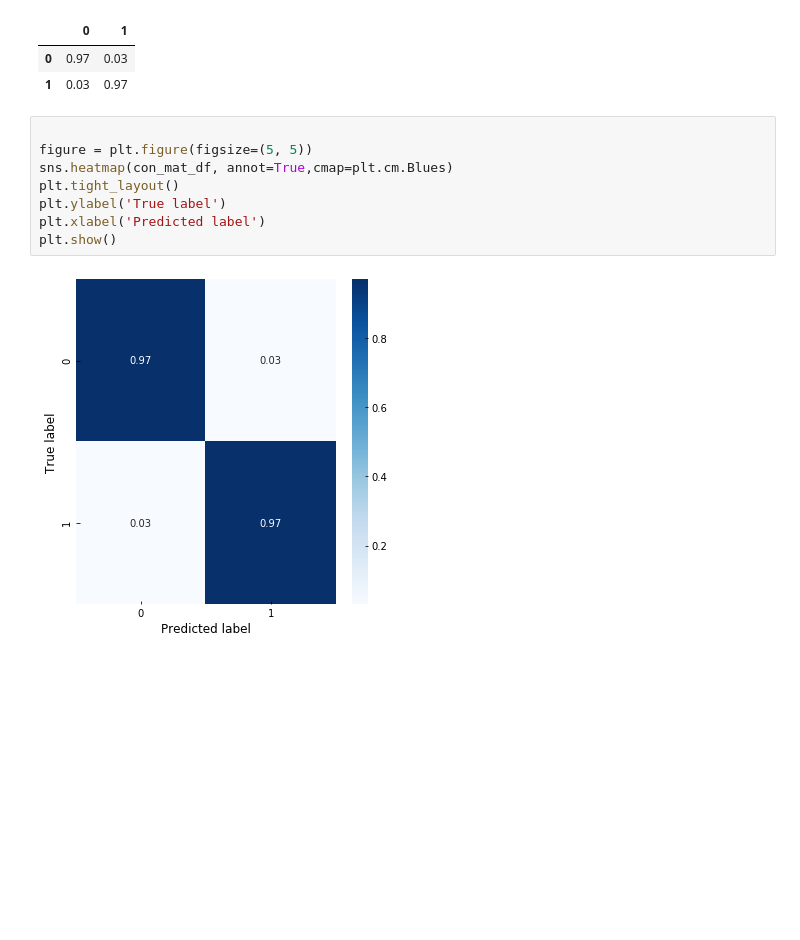
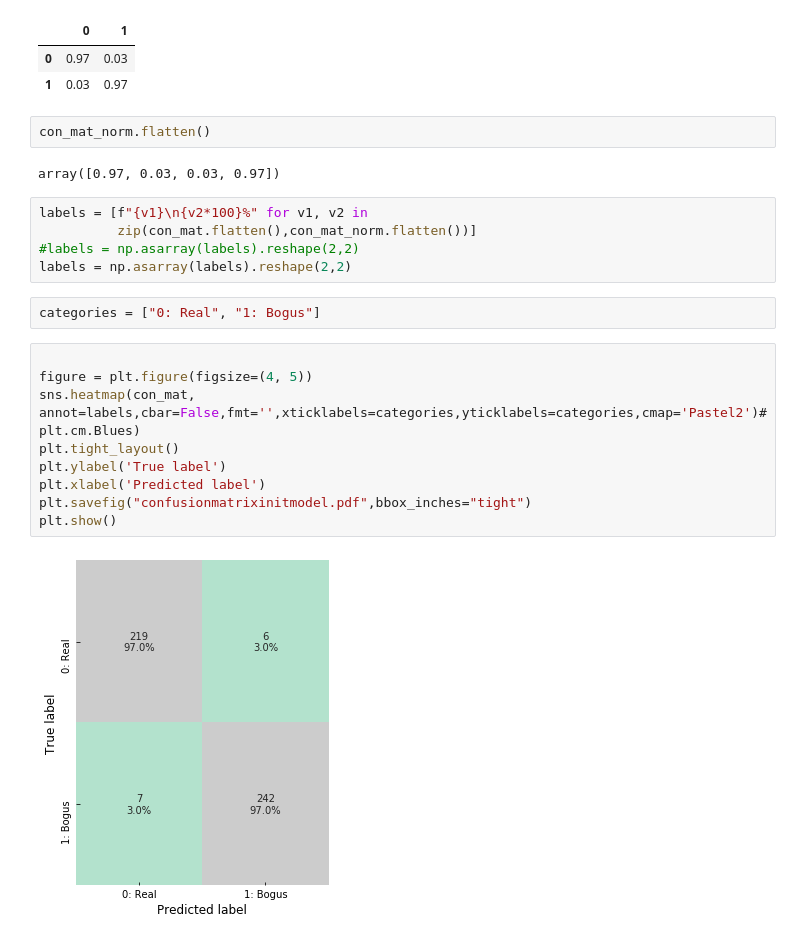
Before and after one commit to taceroc/BOGLC, a Jupyter notebook: hstack0equal1.ipynb, the cells around one changed output. Drawn from its saved outputs; the diff is of its cells as text; blank space fills up the shorter version.

```diff
--- a/hstack0equal1.ipynb
+++ b/hstack0equal1.ipynb
@@ -417,13 +421,25 @@ con_mat_df
 |  | 0 | 1 |
 | 0 | 0.97 | 0.03 |
 | 1 | 0.03 | 0.97 |
+# %%
+con_mat_norm.flatten()
+# %% [output]
+array([0.97, 0.03, 0.03, 0.97])
+# %%
+labels = [f"{v1}\n{v2*100}%" for v1, v2 in
+          zip(con_mat.flatten(),con_mat_norm.flatten())]
+#labels = np.asarray(labels).reshape(2,2)
+labels = np.asarray(labels).reshape(2,2)
+# %%
+categories = ["0: Real", "1: Bogus"]
 # %%
 
-figure = plt.figure(figsize=(5, 5))
-sns.heatmap(con_mat_df, annot=True,cmap=plt.cm.Blues)
+figure = plt.figure(figsize=(4, 5))
+sns.heatmap(con_mat, annot=labels,cbar=False,fmt='',xticklabels=categories,yticklabels=categories,cmap='Pastel2')#plt.cm.Blues)
 plt.tight_layout()
 plt.ylabel('True label')
 plt.xlabel('Predicted label')
+plt.savefig("confusionmatrixinitmodel.pdf",bbox_inches="tight")
 plt.show()
 # %% [output]
-[figure, old version]
+[figure, new version]
```
Also changed, not shown: parts of 5 cells of this notebook.
